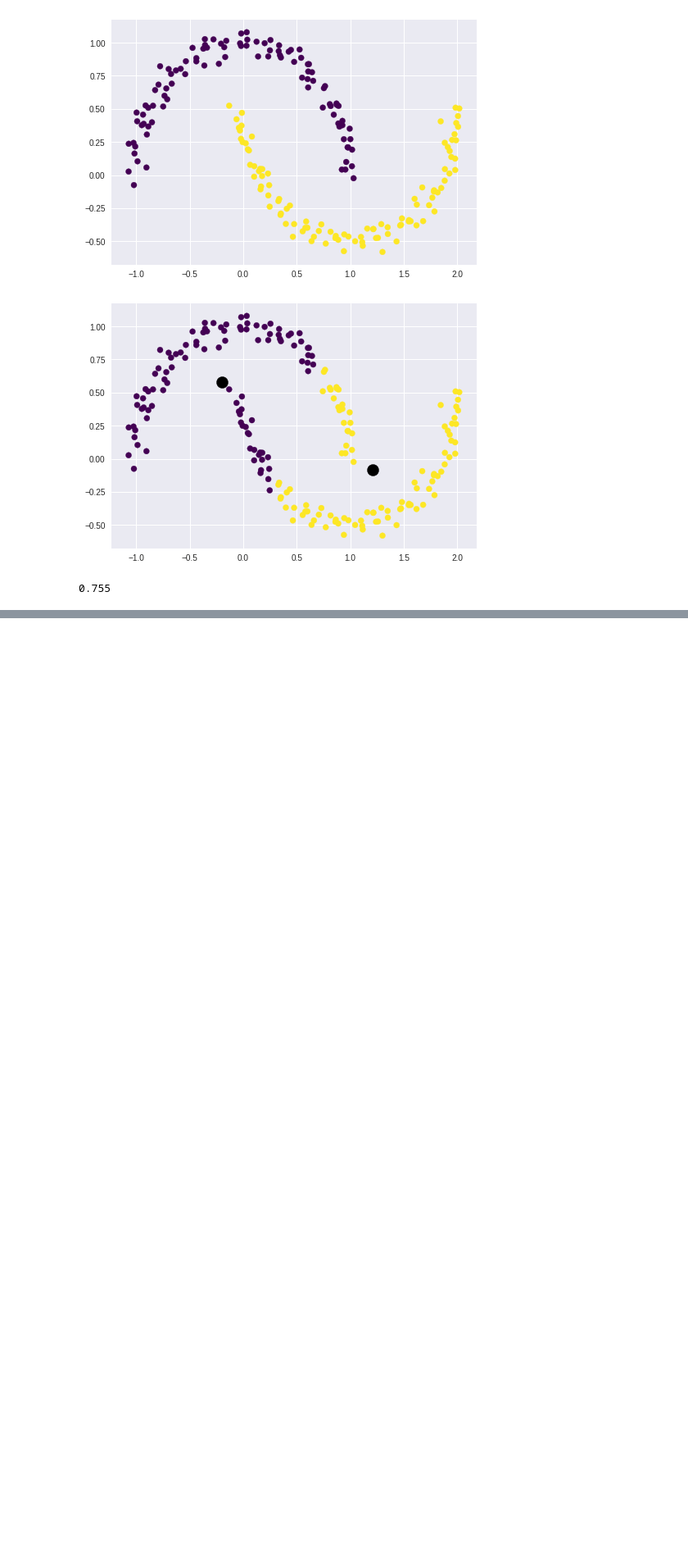
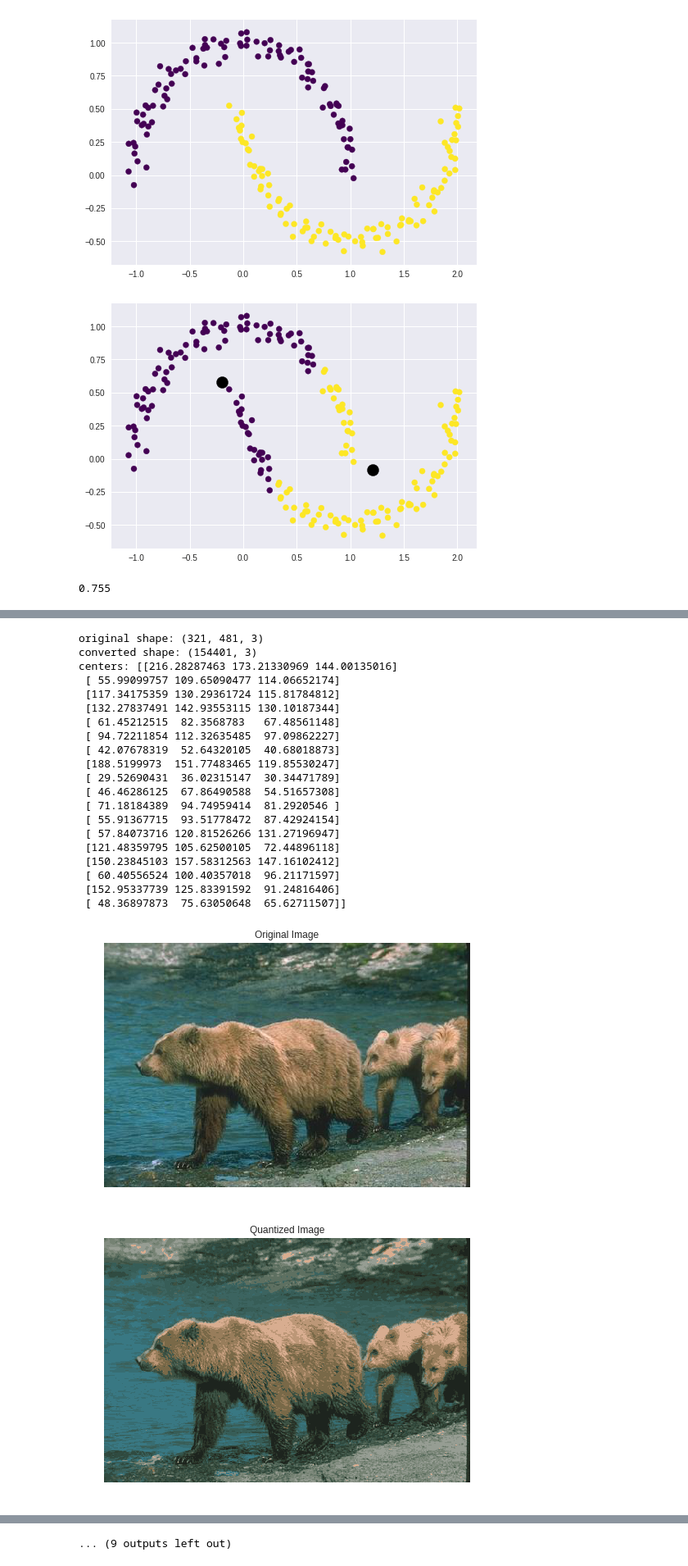
Before and after one commit to anr007/Image-Segmentation, a Jupyter notebook: Color_Quantization.ipynb, the cells around one changed output, grey strips where cells are left out. Shown at 82% size. Saved outputs shown, nothing was run; the diff lists cells and outputs as text; code cells hidden in the pictures; blank space fills up the shorter version.

```diff
--- a/Color_Quantization.ipynb
+++ b/Color_Quantization.ipynb
@@ -345,0 +391,27 @@ centers: [[155.54749373 184.14845041 187.07275267]
+# %%
+url = 'https://www2.eecs.berkeley.edu/Research/Projects/CS/vision/grouping/segbench/BSDS300/html/images/plain/normal/color/100075.jpg'
+clusters = 18
+fcm_seg_image,fcm_centers = fcm_seg(image_url=url,cluster_count=clusters)
+# %% [output]
+original shape: (321, 481, 3)
+converted shape: (154401, 3)
+centers: [[216.28287463 173.21330969 144.00135016]
+ [ 55.99099757 109.65090477 114.06652174]
+ [117.34175359 130.29361724 115.81784812]
+ [132.27837491 142.93553115 130.10187344]
+ [ 61.45212515  82.3568783   67.48561148]
+ [ 94.72211854 112.32635485  97.09862227]
+ [ 42.07678319  52.64320105  40.68018873]
+ [188.5199973  151.77483465 119.85530247]
+ [ 29.52690431  36.02315147  30.34471789]
+ [ 46.46286125  67.86490588  54.51657308]
+ [ 71.18184389  94.74959414  81.2920546 ]
+ [ 55.91367715  93.51778472  87.42924154]
+ [ 57.84073716 120.81526266 131.27196947]
+ [121.48359795 105.62500105  72.44896118]
+ [150.23845103 157.58312563 147.16102412]
+ [ 60.40556524 100.40357018  96.21171597]
+ [152.95337739 125.83391592  91.24816406]
+ [ 48.36897873  75.63050648  65.62711507]]
+[figure, added]
+[figure, added]
@@ -346,3 +427,4 @@ centers: [[155.54749373 184.14845041 187.07275267]
+... (9 outputs left out)
 # %%
 def compare_images(kmeans_seg_image,kmeans_centers,fcm_seg_image,fcm_centers):
   print("\n")
```
Also changed, not shown: parts of 10 cells of this notebook.
